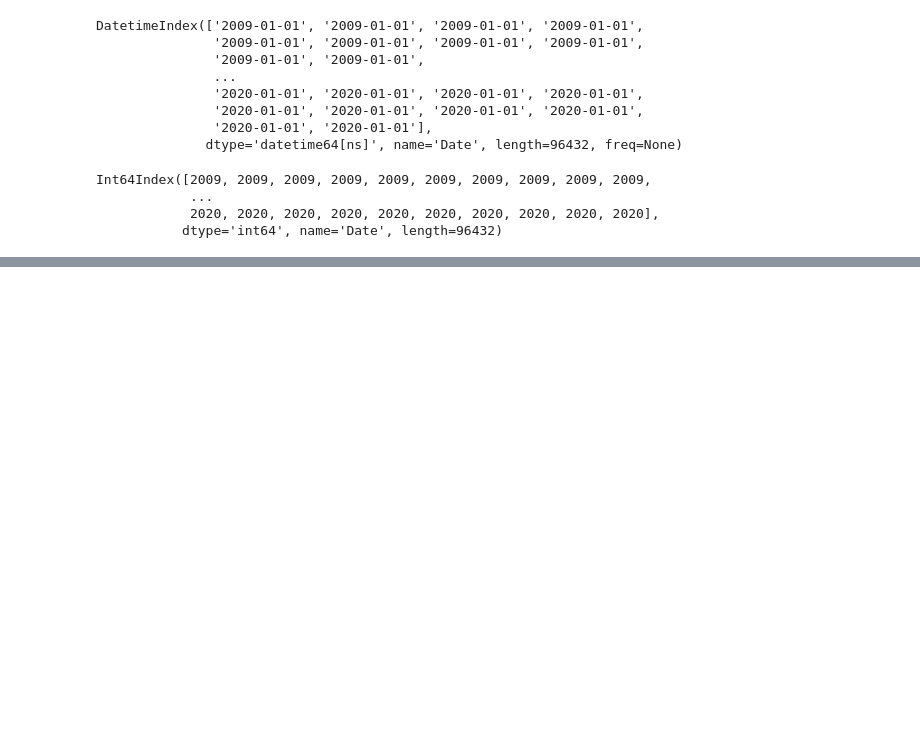
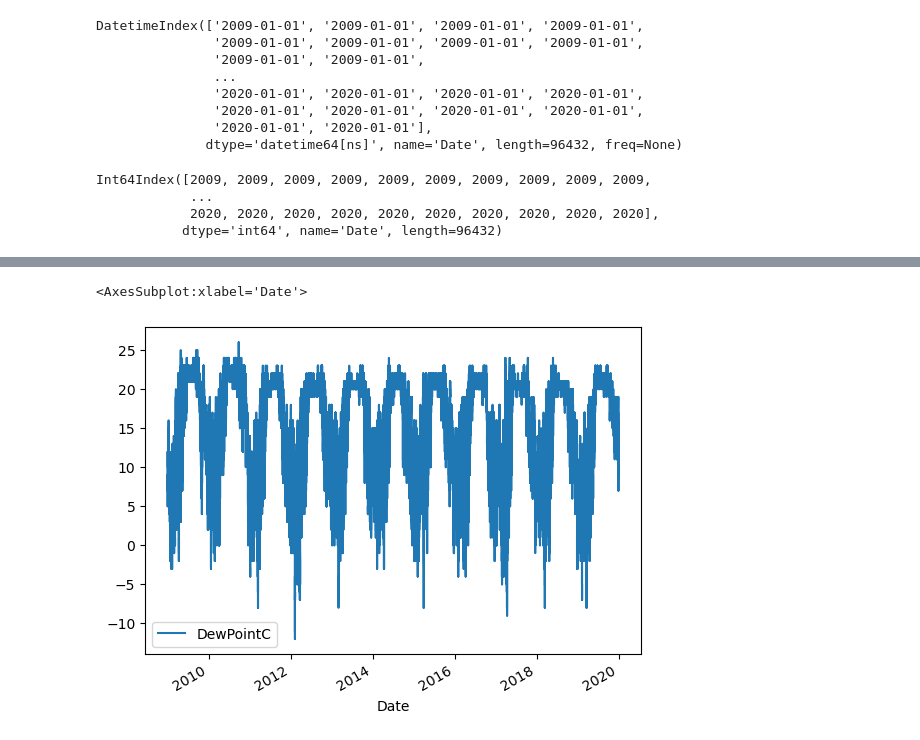
Before and after one commit to Jaynila077/Pune-Weather-Data-Analysis, a Jupyter notebook: Pune-weather-data.ipynb, the cells around one changed output, grey strips where cells are left out. Drawn from its saved outputs; the diff is of its cells as text; code cells hidden in the pictures; blank space fills up the shorter version.

```diff
--- a/Pune-weather-data.ipynb
+++ b/Pune-weather-data.ipynb
@@ -157,0 +203,5 @@ Int64Index([2009, 2009, 2009, 2009, 2009, 2009, 2009, 2009, 2009, 2009,
+# %%
+wt[["DewPointC"]].plot()
+# %% [output]
+<AxesSubplot:xlabel='Date'>
+[figure, added]
```
Also changed, not shown: parts of 11 cells of this notebook.
